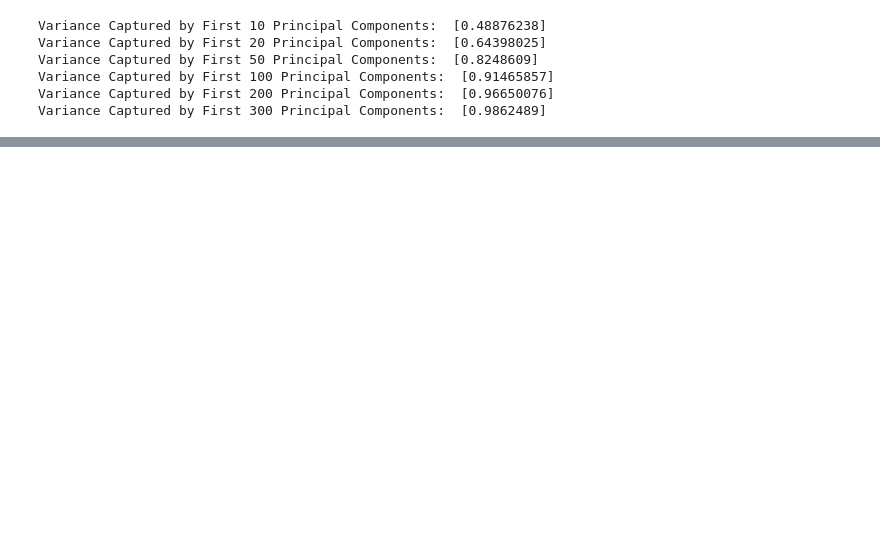
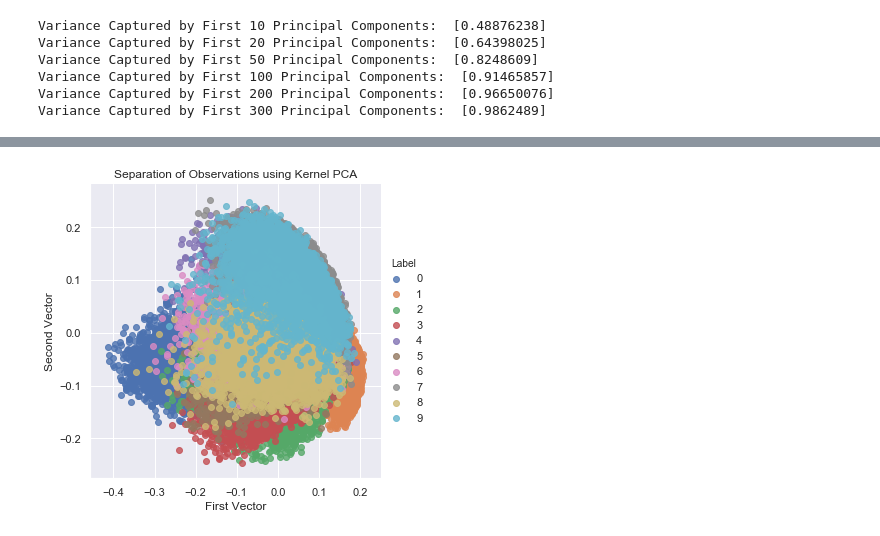
Before and after one commit to aapatel09/handson-unsupervised-learning, a Jupyter notebook: 03_dimensionality_reduction.ipynb, the cells around one changed output, grey strips where cells are left out. Cells and saved outputs as stored; diff of their text form; code cells hidden in the pictures; blank space fills up the shorter version.

```diff
--- a/03_dimensionality_reduction.ipynb
+++ b/03_dimensionality_reduction.ipynb
@@ -1691,0 +231,24 @@ predsX2[predsX2.frequency>threshold]['trueLabel'].sum()/330
+# %%
+# Kernel PCA
+from sklearn.decomposition import KernelPCA
+
+n_components = 100
+kernel = 'rbf'
+gamma = None
+random_state = 2018
+n_jobs = 1
+
+kernelPCA = KernelPCA(n_components=n_components, kernel=kernel, \
+                      gamma=gamma, n_jobs=n_jobs, random_state=random_state)
+
+kernelPCA.fit(X_train.loc[:10000,:])
+X_train_kernelPCA = kernelPCA.transform(X_train)
+X_train_kernelPCA = pd.DataFrame(data=X_train_kernelPCA,index=train_index)
+
+X_validation_kernelPCA = kernelPCA.transform(X_validation)
+X_validation_kernelPCA = \
+    pd.DataFrame(data=X_validation_kernelPCA, index=validation_index)
+
+scatterPlot(X_train_kernelPCA, y_train, "Kernel PCA")
+# %% [output]
+[figure, added]
```
Also changed, not shown: parts of 128 cells of this notebook, 39 other files.
